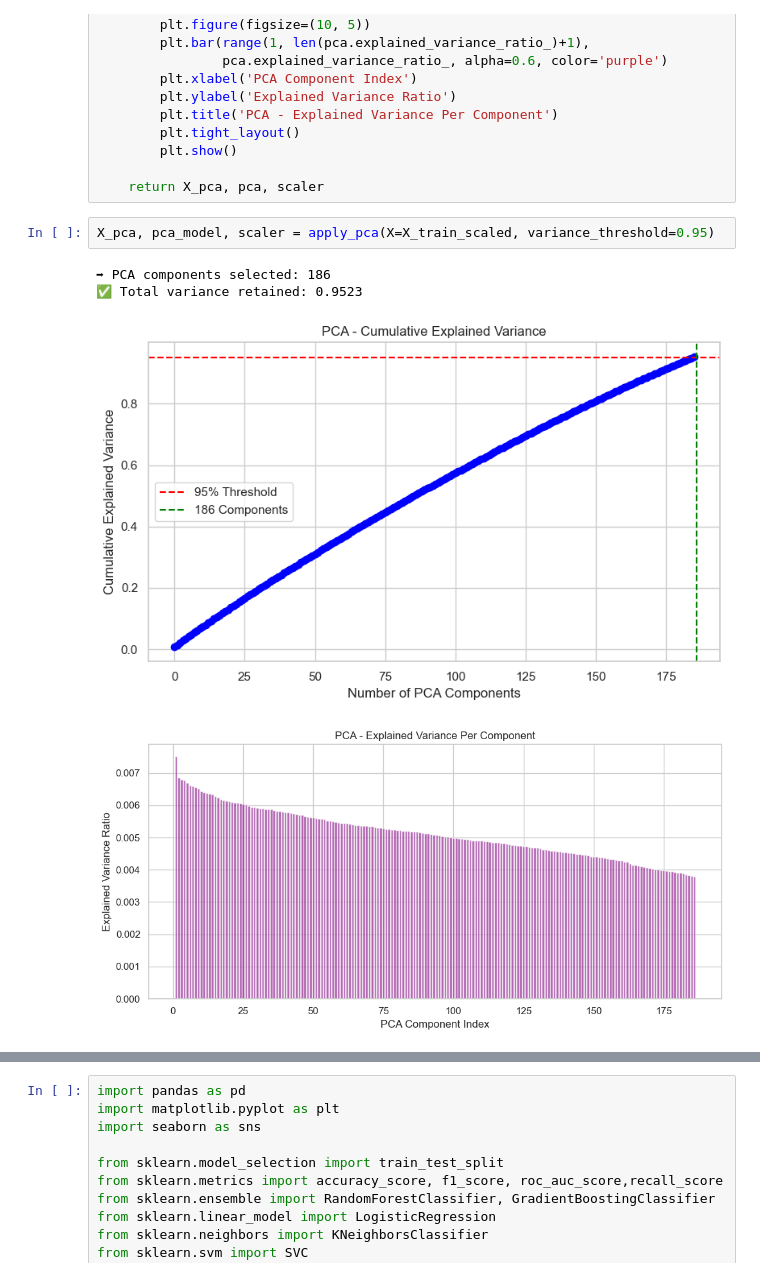
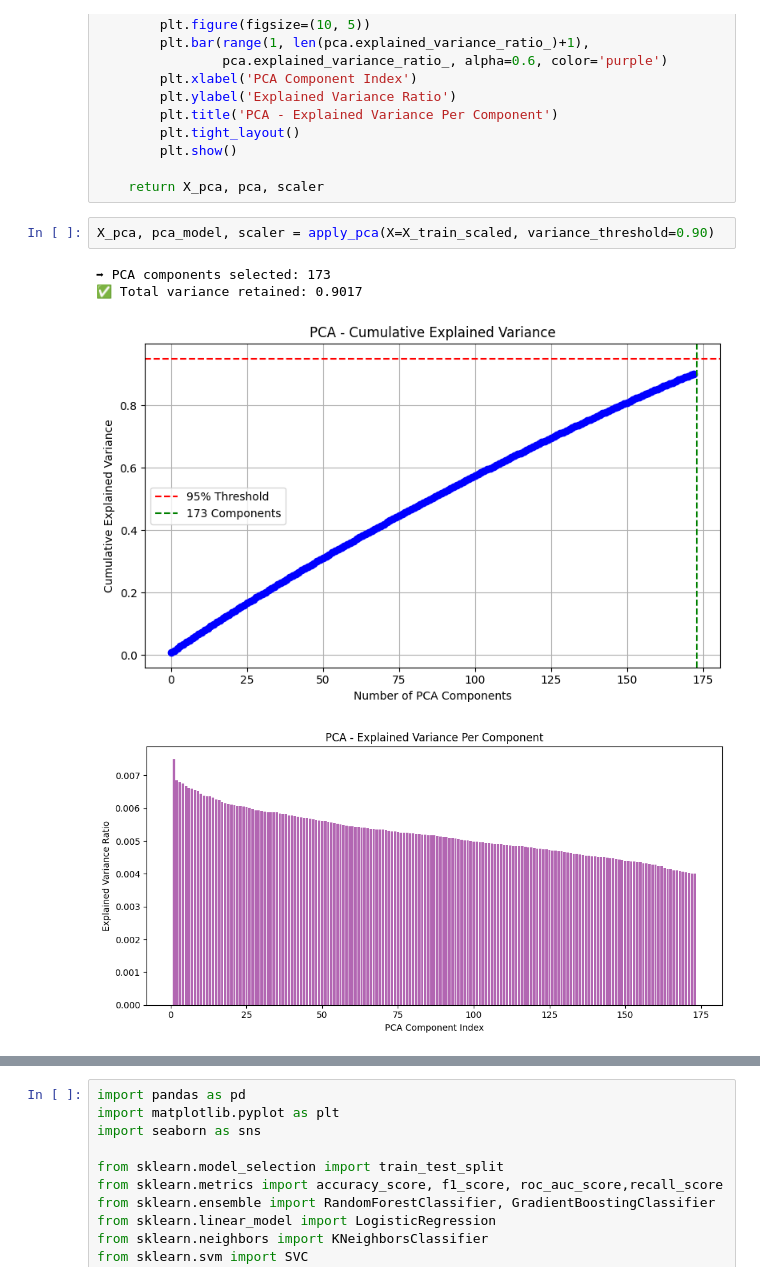
Before and after one commit to Ricardo-Jaramillo/Customer-Transaction-Prediction, a Jupyter notebook: Santander Prediction.ipynb, the cells around one changed output, grey strips where cells are left out. Cells and saved outputs as stored; diff of their text form.

```diff
--- a/Santander Prediction.ipynb
+++ b/Santander Prediction.ipynb
@@ -421,12 +430,12 @@ def apply_pca(X, n_components=None, variance_threshold=None, verbose=True, plot=
 
     return X_pca, pca, scaler
 # %%
-X_pca, pca_model, scaler = apply_pca(X=X_train_scaled, variance_threshold=0.95)
+X_pca, pca_model, scaler = apply_pca(X=X_train_scaled, variance_threshold=0.90)
 # %% [output]
-➡ PCA components selected: 186
-✅ Total variance retained: 0.9523
+➡ PCA components selected: 173
+✅ Total variance retained: 0.9017
-[figure, old version]
+[figure, new version]
-[figure, old version]
+[figure, new version]
 # %%
 X_pca
 # %% [output]
```
Also changed, not shown: parts of 51 cells of this notebook, 2 other files.
